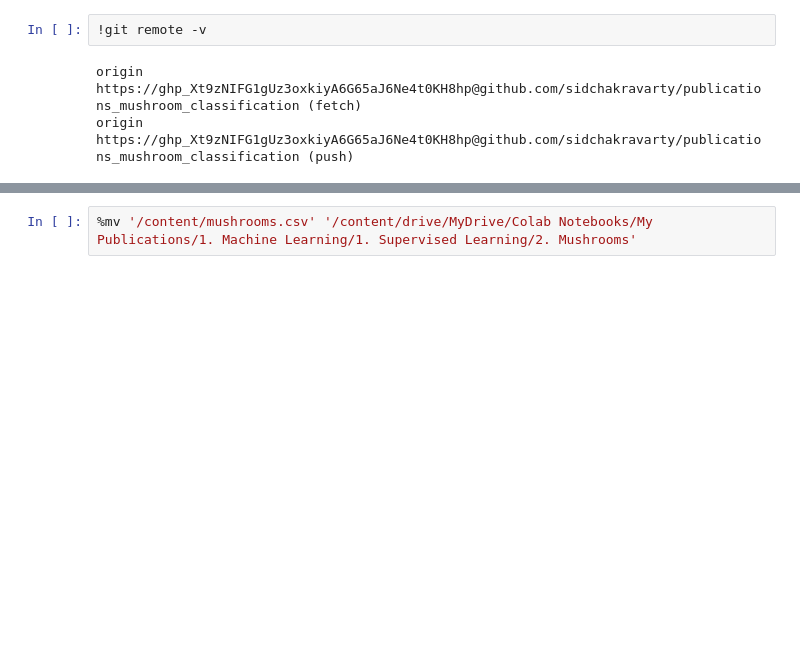
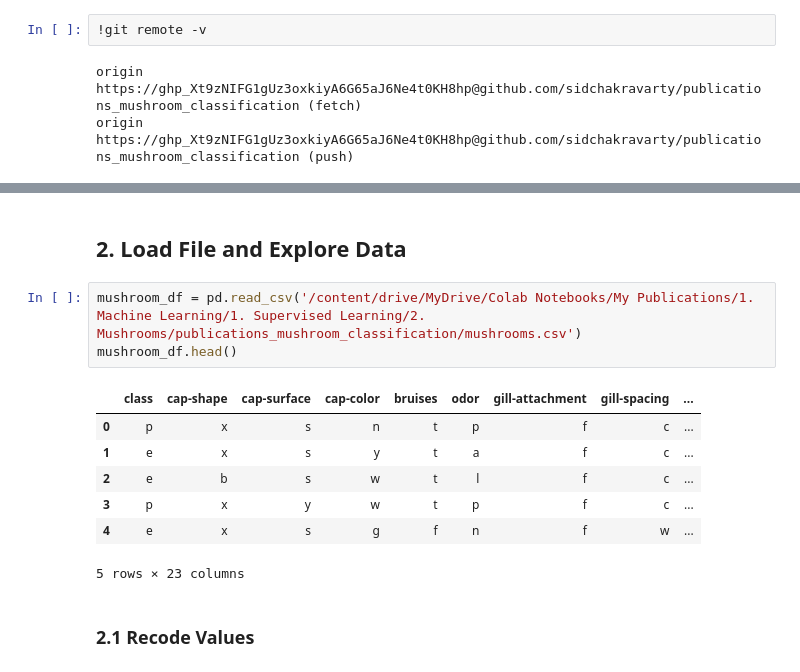
Before and after one commit to sidchakravarty/publications_mushroom_classification, a Jupyter notebook: 2. 2023-MLCL03-Mushroom (Random Forest).ipynb, the cells around one changed output, grey strips where cells are left out. Cells and saved outputs as stored; diff of their text form; blank space fills up the shorter version.

Commit message:
Updated Pytho Script - Load and Decode Data

```diff
--- a/2. 2023-MLCL03-Mushroom (Random Forest).ipynb
+++ b/2. 2023-MLCL03-Mushroom (Random Forest).ipynb
@@ -101,2 +103,15 @@ Archive:  mushroom-classification.zip
+# %% [markdown]
+## 2. Load File and Explore Data
 # %%
-%mv '/content/mushrooms.csv' '/content/drive/MyDrive/Colab Notebooks/My Publications/1. Machine Learning/1. Supervised Learning/2. Mushrooms'
+mushroom_df = pd.read_csv('/content/drive/MyDrive/Colab Notebooks/My Publications/1. Machine Learning/1. Supervised Learning/2. Mushrooms/publications_mushroom_classification/mushrooms.csv')
+mushroom_df.head()
+# %% [output]
+|  | class | cap-shape | cap-surface | cap-color | bruises | odor | gill-attachment | gill-spacing | ... |
+| 0 | p | x | s | n | t | p | f | c | ... |
+| 1 | e | x | s | y | t | a | f | c | ... |
+| 2 | e | b | s | w | t | l | f | c | ... |
+| 3 | p | x | y | w | t | p | f | c | ... |
+| 4 | e | x | s | g | f | n | f | w | ... |
+5 rows × 23 columns
+# %% [markdown]
+### 2.1 Recode Values
```
Also changed, not shown: parts of 20 cells of this notebook.
